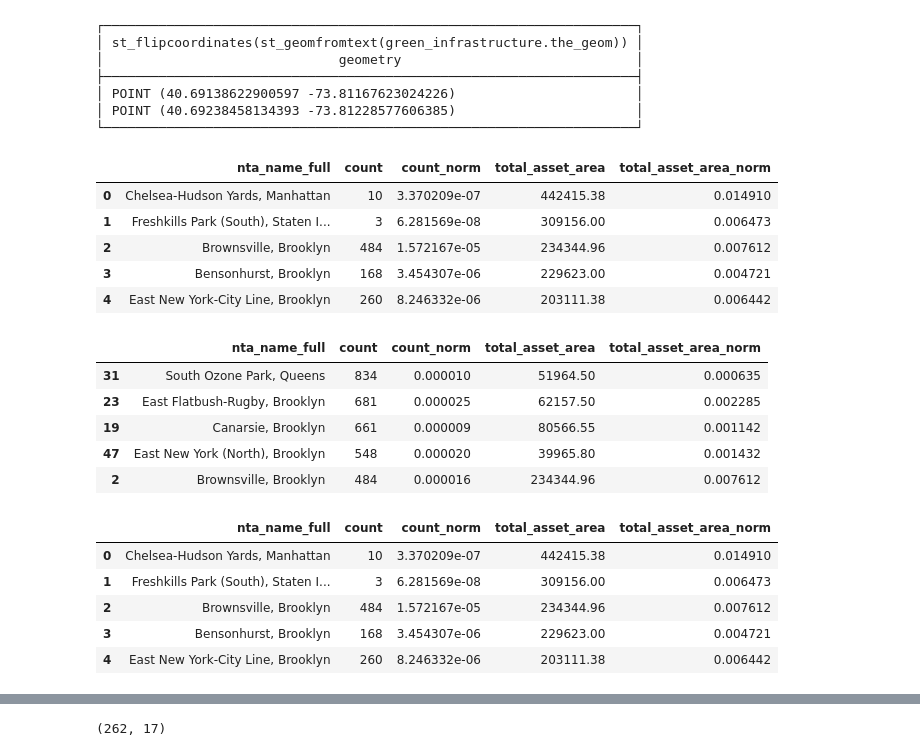
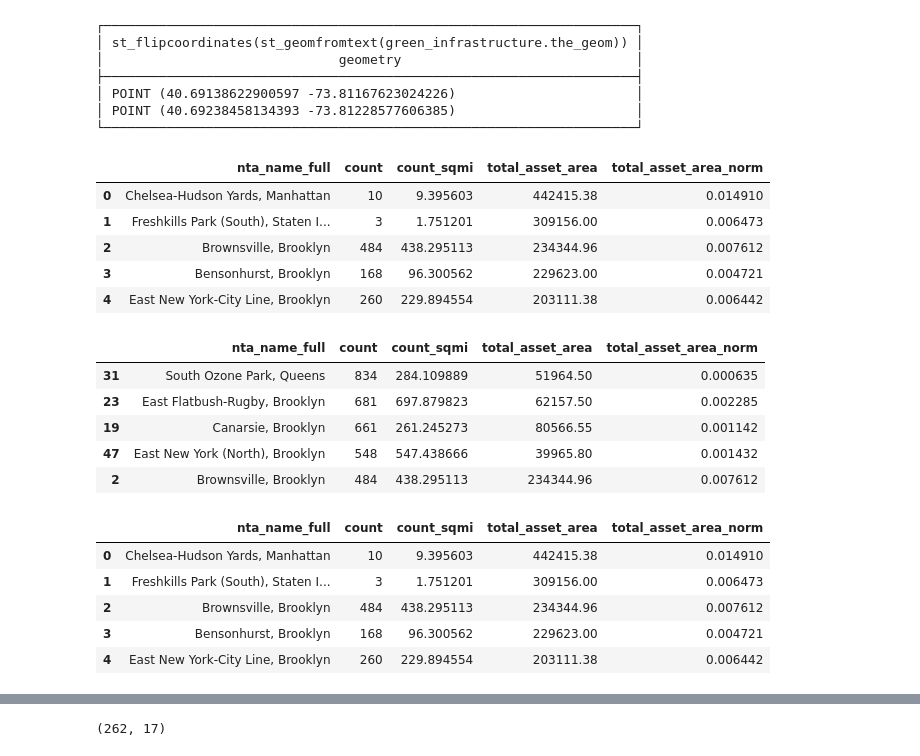
Before and after one commit to mebauer/duckdb-python-basics, a Jupyter notebook: data-analysis.ipynb, the cells around one changed output, grey strips where cells are left out. Drawn from its saved outputs; the diff is of its cells as text; code cells hidden in the pictures.

```diff
--- a/data-analysis.ipynb
+++ b/data-analysis.ipynb
@@ -542,60 +542,60 @@ spatial_join = con.sql(
 # group by Neighborhood
 merged_nta = con.sql(
     """
     SELECT
         NTA2020,
         nta_name_full,
         COUNT(*) AS count,
         ROUND(SUM(Asset_Area), 2) AS total_asset_area
     FROM spatial_join
     GROUP BY NTA2020, nta_name_full
     """
 )
 
 # normalize values by neighborhood area
 df = con.sql(
     """
     SELECT
         nta_name_full,
         count,
-        count / Shape_Area::BIGINT AS count_norm,
+        count / (Shape_Area::BIGINT / 27878400) AS count_sqmi,
         total_asset_area,
         total_asset_area / Shape_Area::BIGINT AS total_asset_area_norm,
     FROM merged_nta
     LEFT JOIN neighborhoods USING (NTA2020)
     ORDER BY total_asset_area DESC
     """
 ).df()
 
 # sanity check
 df.head()
 # %% [output]
-|  | nta_name_full | count | count_norm | total_asset_area | total_asset_area_norm |
-| 0 | Chelsea-Hudson Yards, Manhattan | 10 | 3.370209e-07 | 442415.38 | 0.014910 |
-| 1 | Freshkills Park (South), Staten I... | 3 | 6.281569e-08 | 309156.00 | 0.006473 |
-| 2 | Brownsville, Brooklyn | 484 | 1.572167e-05 | 234344.96 | 0.007612 |
-| 3 | Bensonhurst, Brooklyn | 168 | 3.454307e-06 | 229623.00 | 0.004721 |
-| 4 | East New York-City Line, Brooklyn | 260 | 8.246332e-06 | 203111.38 | 0.006442 |
+|  | nta_name_full | count | count_sqmi | total_asset_area | total_asset_area_norm |
+| 0 | Chelsea-Hudson Yards, Manhattan | 10 | 9.395603 | 442415.38 | 0.014910 |
+| 1 | Freshkills Park (South), Staten I... | 3 | 1.751201 | 309156.00 | 0.006473 |
+| 2 | Brownsville, Brooklyn | 484 | 438.295113 | 234344.96 | 0.007612 |
+| 3 | Bensonhurst, Brooklyn | 168 | 96.300562 | 229623.00 | 0.004721 |
+| 4 | East New York-City Line, Brooklyn | 260 | 229.894554 | 203111.38 | 0.006442 |
 # %%
 # top five projects by neighborhood
 df.sort_values(by='count', ascending=False).head(5)
 # %% [output]
-|  | nta_name_full | count | count_norm | total_asset_area | total_asset_area_norm |
-| 31 | South Ozone Park, Queens | 834 | 0.000010 | 51964.50 | 0.000635 |
-| 23 | East Flatbush-Rugby, Brooklyn | 681 | 0.000025 | 62157.50 | 0.002285 |
-| 19 | Canarsie, Brooklyn | 661 | 0.000009 | 80566.55 | 0.001142 |
-| 47 | East New York (North), Brooklyn | 548 | 0.000020 | 39965.80 | 0.001432 |
-| 2 | Brownsville, Brooklyn | 484 | 0.000016 | 234344.96 | 0.007612 |
+|  | nta_name_full | count | count_sqmi | total_asset_area | total_asset_area_norm |
+| 31 | South Ozone Park, Queens | 834 | 284.109889 | 51964.50 | 0.000635 |
+| 23 | East Flatbush-Rugby, Brooklyn | 681 | 697.879823 | 62157.50 | 0.002285 |
+| 19 | Canarsie, Brooklyn | 661 | 261.245273 | 80566.55 | 0.001142 |
+| 47 | East New York (North), Brooklyn | 548 | 547.438666 | 39965.80 | 0.001432 |
+| 2 | Brownsville, Brooklyn | 484 | 438.295113 | 234344.96 | 0.007612 |
 # %%
 # top five projects by total area
 df.sort_values(by='total_asset_area', ascending=False).head(5)
 # %% [output]
-|  | nta_name_full | count | count_norm | total_asset_area | total_asset_area_norm |
-| 0 | Chelsea-Hudson Yards, Manhattan | 10 | 3.370209e-07 | 442415.38 | 0.014910 |
-| 1 | Freshkills Park (South), Staten I... | 3 | 6.281569e-08 | 309156.00 | 0.006473 |
-| 2 | Brownsville, Brooklyn | 484 | 1.572167e-05 | 234344.96 | 0.007612 |
-| 3 | Bensonhurst, Brooklyn | 168 | 3.454307e-06 | 229623.00 | 0.004721 |
-| 4 | East New York-City Line, Brooklyn | 260 | 8.246332e-06 | 203111.38 | 0.006442 |
+|  | nta_name_full | count | count_sqmi | total_asset_area | total_asset_area_norm |
+| 0 | Chelsea-Hudson Yards, Manhattan | 10 | 9.395603 | 442415.38 | 0.014910 |
+| 1 | Freshkills Park (South), Staten I... | 3 | 1.751201 | 309156.00 | 0.006473 |
+| 2 | Brownsville, Brooklyn | 484 | 438.295113 | 234344.96 | 0.007612 |
+| 3 | Bensonhurst, Brooklyn | 168 | 96.300562 | 229623.00 | 0.004721 |
+| 4 | East New York-City Line, Brooklyn | 260 | 229.894554 | 203111.38 | 0.006442 |
 # %%
 # retrieve neighborhood boundaries used for plotting
 path = "data/nynta2020_24c.zip!nynta2020_24c"
```
Also changed, not shown: parts of 1 cell of this notebook.
